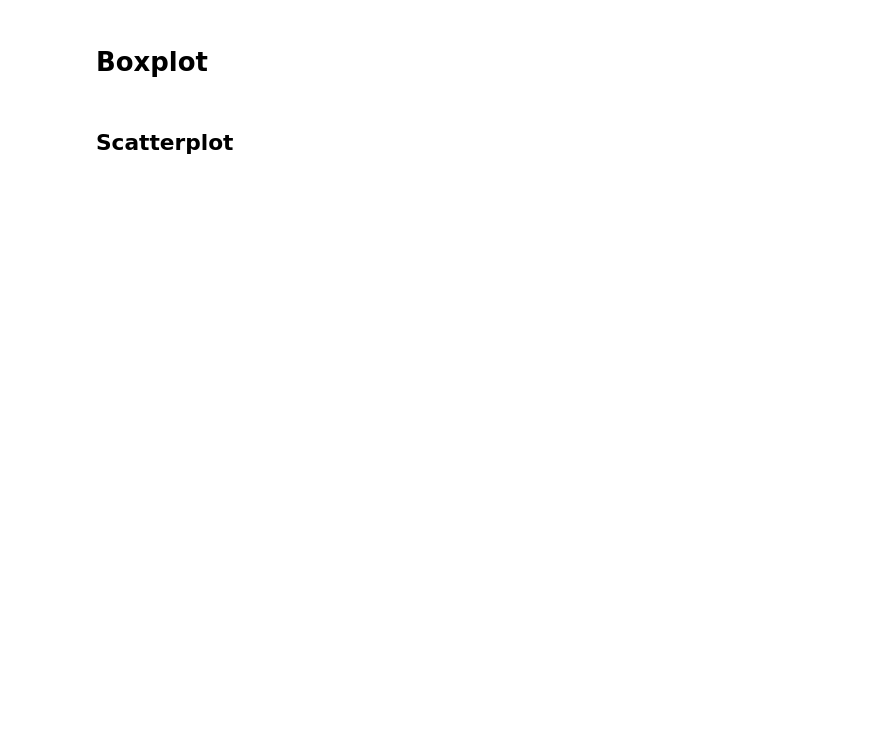
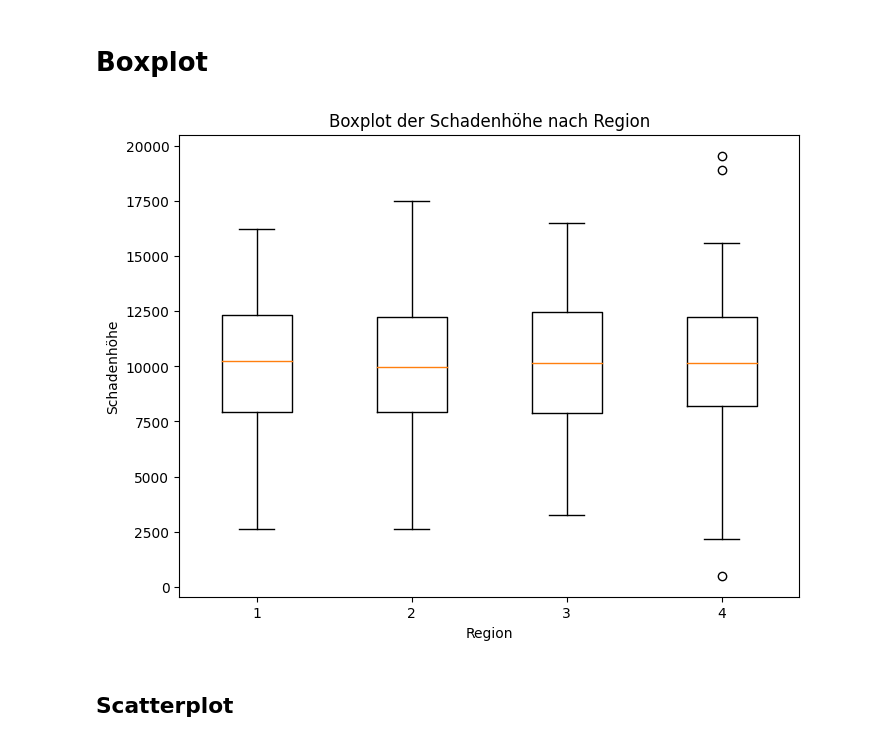
Before and after one commit to NG221122/Python_fuer_Aktuare, a Jupyter notebook: 04_python_visualization.ipynb, the cells around one changed output. Drawn from its saved outputs; the diff is of its cells as text; code cells hidden in the pictures; blank space fills up the shorter version.

```diff
--- a/04_python_visualization.ipynb
+++ b/04_python_visualization.ipynb
@@ -172,13 +199,18 @@ plt.show()
 # Boxplot
 # %%
 # Erstelle den Boxplot für Schadenhöhe pro Region
+# Daten gruppieren, Achtung, kleiner Trick nötig, damit matplotlib mit den Daten umgehen kann
+schaden_pro_region = naturschaden_df.groupby('Region')['Schadenhöhe'].apply(list)
+
 plt.figure(figsize=(8, 6))
-naturschaden_df.boxplot(column='Schadenhöhe', by='Region', grid=False, patch_artist=True, boxprops=dict(facecolor='lightblue'))
+plt.boxplot(schaden_pro_region)
 plt.title('Boxplot der Schadenhöhe nach Region')
 plt.suptitle('')  # Entfernt den zusätzlichen Titel
 plt.xlabel('Region')
 plt.ylabel('Schadenhöhe')
 plt.show()
+# %% [output]
+[figure, added]
 # %% [markdown]
 ## Scatterplot
 # %%
```
Also changed, not shown: parts of 13 cells of this notebook.
